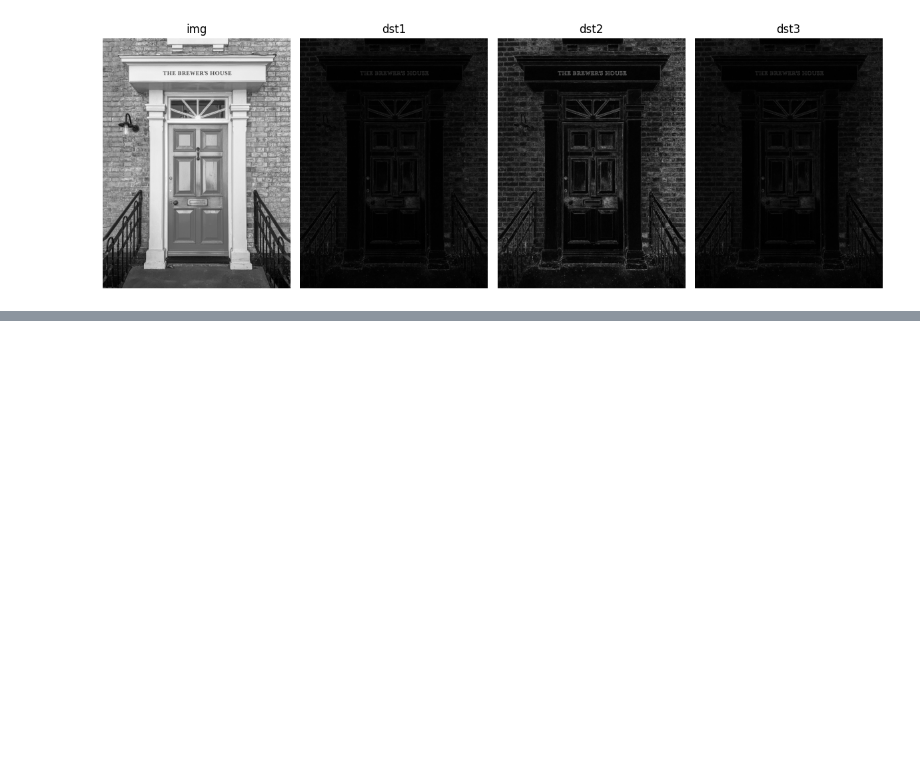
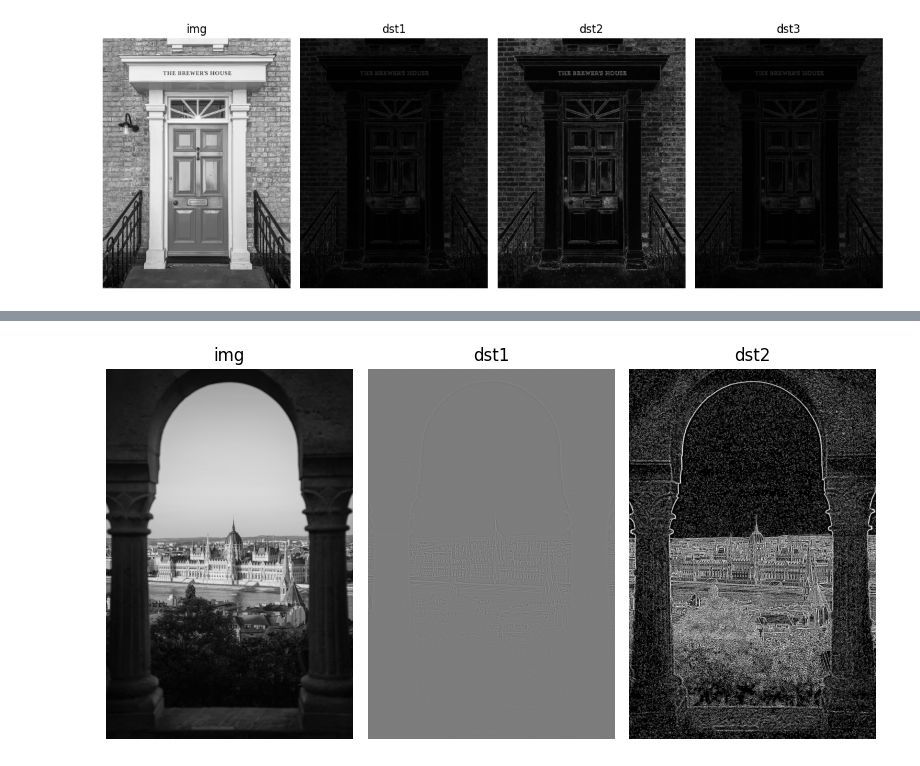
Before and after one commit to toywoo/opencv_tutorial, a Jupyter notebook: source/7_1_convolution.ipynb, the cells around one changed output, grey strips where cells are left out. Cells and saved outputs as stored; diff of their text form; code cells hidden in the pictures; blank space fills up the shorter version.

```diff
--- a/source/7_1_convolution.ipynb
+++ b/source/7_1_convolution.ipynb
@@ -332,0 +335,23 @@ plt.show()
+# %%
+img = cv2.imread("../images/castle.jpg", cv2.IMREAD_GRAYSCALE)
+
+gaus = cv2.GaussianBlur(img, (7, 7), 0, 0)
+dst1 = cv2.Laplacian(gaus, cv2.CV_16S, 7)
+
+gaus1 = cv2.GaussianBlur(img, (3, 3), 0, 0)
+gaus2 = cv2.GaussianBlur(img, (9, 9), 0, 0)
+dst2 = gaus1 - gaus2
+
+titles = ['img', 'dst1', 'dst2']
+
+fig, axs = plt.subplots(nrows=1, ncols=3, figsize=(8, 12))
+
+for ax, title in zip(axs.flat, titles):
+    ax.imshow(eval(title), cmap='gray')
+    ax.set_title(title)
+    ax.axis('off')
+
+plt.tight_layout()
+plt.show()
+# %% [output]
+[figure, added]
```
Also changed, not shown: parts of 5 cells of this notebook, 3 other files.
